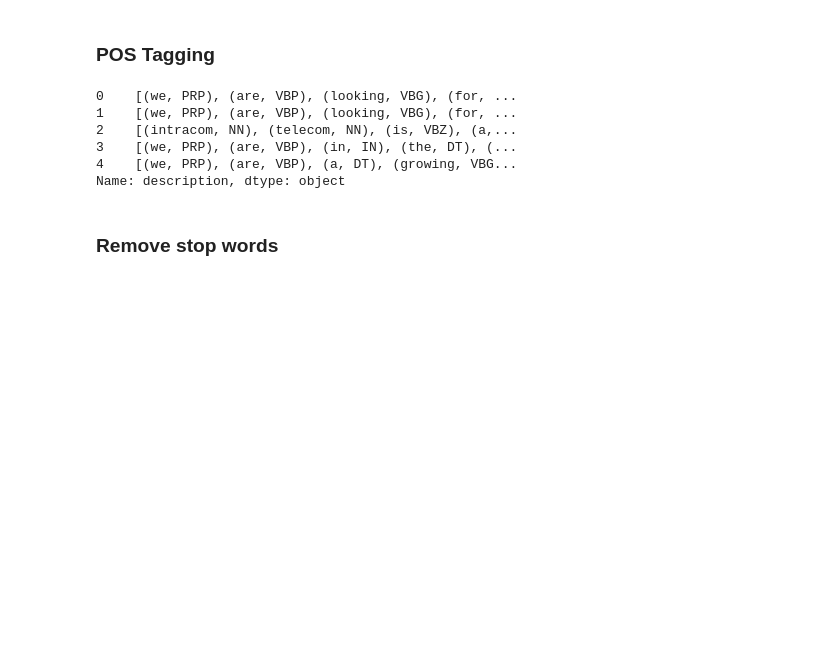
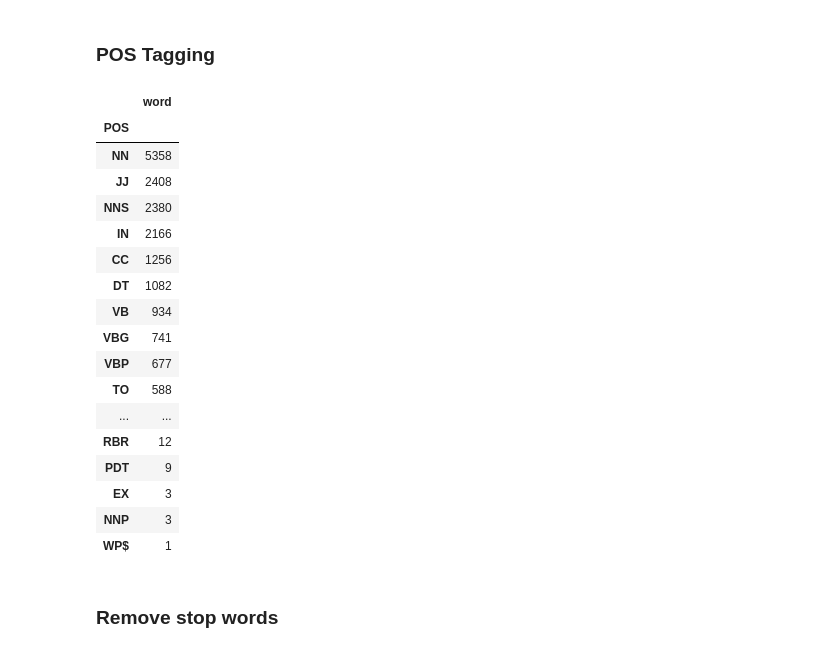
Before and after one commit to sotostzam/job-stats, a Jupyter notebook: notebooks/data_analysis.ipynb, the cells around one changed output. Saved outputs shown, nothing was run; the diff lists cells and outputs as text; code cells hidden in the pictures; blank space fills up the shorter version.

```diff
--- a/notebooks/data_analysis.ipynb
+++ b/notebooks/data_analysis.ipynb
@@ -288,16 +288,35 @@ Name: description, dtype: object
 # %%
 #nltk.download('averaged_perceptron_tagger')
 from nltk import pos_tag
 
 word_pos = df['description'].apply(lambda x: pos_tag(x))
-word_pos.head()
+
+combined = [x for pos_word in word_pos.tolist() for x in pos_word]
+
+pos_df = pd.DataFrame(combined, columns = ('word','POS'))
+pos_df.head()
+
+pos_sum = pos_df.groupby('POS').count() # group by POS tags
+pos_sum.sort_values(['word'], ascending=[False]) # in descending order of number of words per tag
 # %% [output]
-0    [(we, PRP), (are, VBP), (looking, VBG), (for, ...
-1    [(we, PRP), (are, VBP), (looking, VBG), (for, ...
-2    [(intracom, NN), (telecom, NN), (is, VBZ), (a,...
-3    [(we, PRP), (are, VBP), (in, IN), (the, DT), (...
-4    [(we, PRP), (are, VBP), (a, DT), (growing, VBG...
-Name: description, dtype: object
+|  | word |
+| POS |  |
+| NN | 5358 |
+| JJ | 2408 |
+| NNS | 2380 |
+| IN | 2166 |
+| CC | 1256 |
+| DT | 1082 |
+| VB | 934 |
+| VBG | 741 |
+| VBP | 677 |
+| TO | 588 |
+| ... | ... |
+| RBR | 12 |
+| PDT | 9 |
+| EX | 3 |
+| NNP | 3 |
+| WP$ | 1 |
 # %% [markdown]
 ### Remove stop words
 # %%
```
Also changed, not shown: parts of 5 cells of this notebook, 4 other files.
